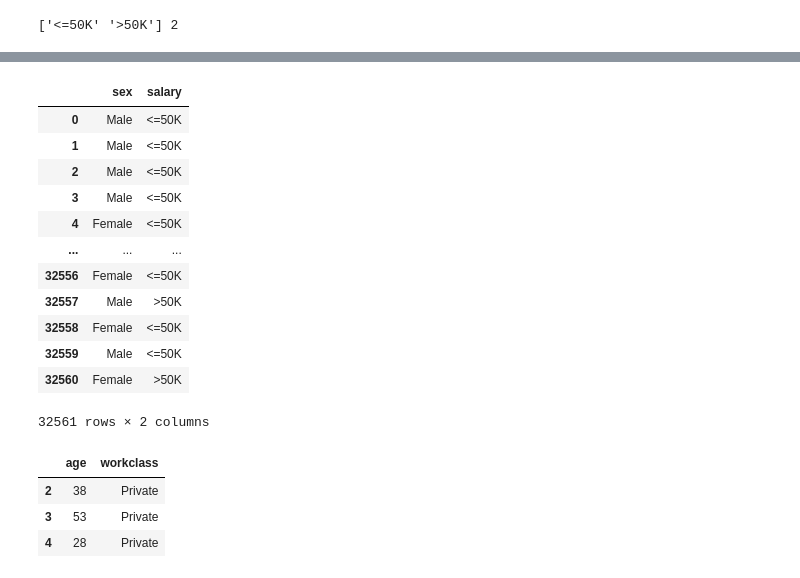
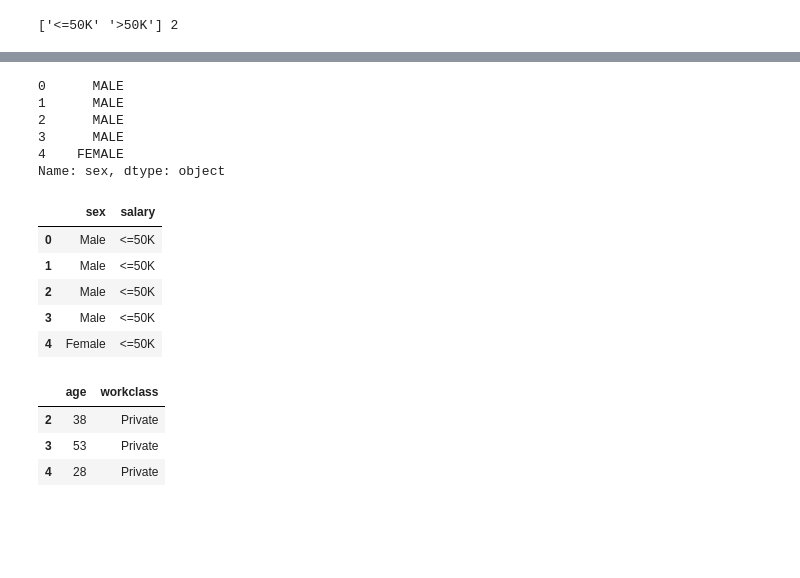
Before and after one commit to mdl81/pandas_numpy_tasks, a Jupyter notebook: test.ipynb, the cells around one changed output, grey strips where cells are left out. Saved outputs shown, nothing was run; the diff lists cells and outputs as text; code cells hidden in the pictures; blank space fills up the shorter version.

```diff
--- a/test.ipynb
+++ b/test.ipynb
@@ -50,0 +122,3 @@ print(data.salary.unique(), data.salary.nunique())
+# %%
+data['new_col'] = True
+data.head(3)
@@ -51,19 +169,21 @@ print(data.salary.unique(), data.salary.nunique())
+# %%
+data['sex'].apply(lambda x: x.upper()).head()
+# %% [output]
+0      MALE
+1      MALE
+2      MALE
+3      MALE
+4    FEMALE
+Name: sex, dtype: object
 # %%
-data[['sex', 'salary']]
+data[['sex', 'salary']].head()
 # %% [output]
 |  | sex | salary |
 | 0 | Male | <=50K |
 | 1 | Male | <=50K |
 | 2 | Male | <=50K |
 | 3 | Male | <=50K |
 | 4 | Female | <=50K |
-| ... | ... | ... |
-| 32556 | Female | <=50K |
-| 32557 | Male | >50K |
-| 32558 | Female | <=50K |
-| 32559 | Male | <=50K |
-| 32560 | Female | >50K |
-32561 rows × 2 columns
 # %%
 data.iloc[2]
 data.iloc[2:5, 0:2]
```
Also changed, not shown: parts of 32 cells of this notebook, 2 other files.
